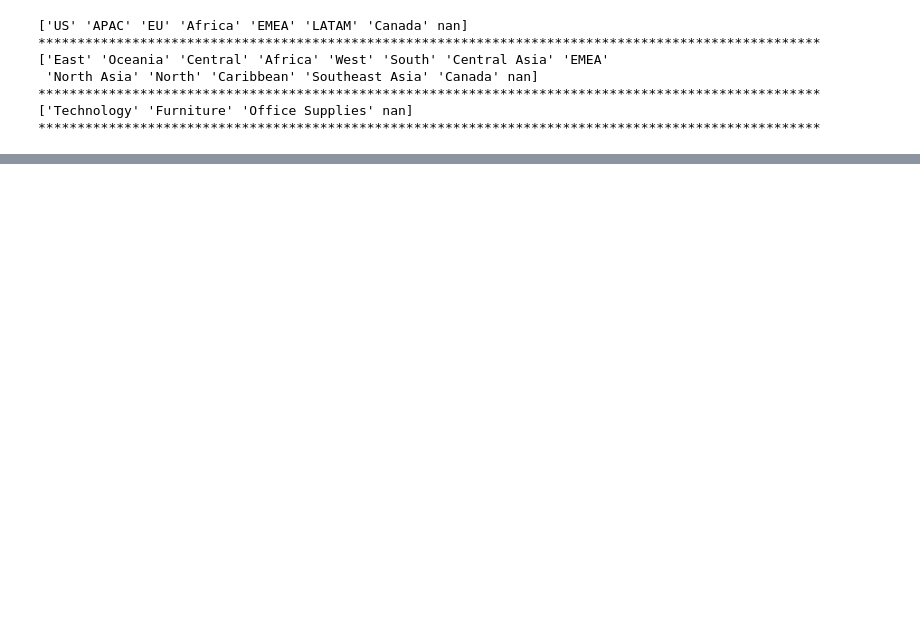
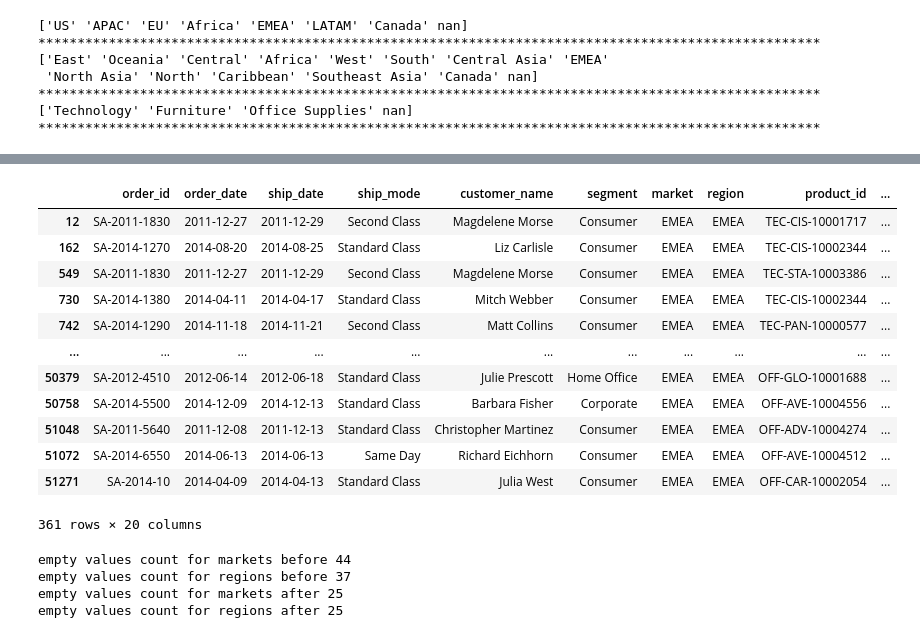
Before and after one commit to khubim/M.Sc_Group_Project, a Jupyter notebook: Superstore_analysis.ipynb, the cells around one changed output, grey strips where cells are left out. Saved outputs shown, nothing was run; the diff lists cells and outputs as text; code cells hidden in the pictures; blank space fills up the shorter version.

```diff
--- a/Superstore_analysis.ipynb
+++ b/Superstore_analysis.ipynb
@@ -142,0 +239,29 @@ print(100*"*")
+# %%
+# checking for Ar Riyad, Saudi Arabia
+orders_df.loc[orders_df['country'] == 'Saudi Arabia']
+# %% [output]
+|  | order_id | order_date | ship_date | ship_mode | customer_name | segment | market | region | product_id | ... |
+| 12 | SA-2011-1830 | 2011-12-27 | 2011-12-29 | Second Class | Magdelene Morse | Consumer | EMEA | EMEA | TEC-CIS-10001717 | ... |
+| 162 | SA-2014-1270 | 2014-08-20 | 2014-08-25 | Standard Class | Liz Carlisle | Consumer | EMEA | EMEA | TEC-CIS-10002344 | ... |
+| 549 | SA-2011-1830 | 2011-12-27 | 2011-12-29 | Second Class | Magdelene Morse | Consumer | EMEA | EMEA | TEC-STA-10003386 | ... |
+| 730 | SA-2014-1380 | 2014-04-11 | 2014-04-17 | Standard Class | Mitch Webber | Consumer | EMEA | EMEA | TEC-CIS-10002344 | ... |
+| 742 | SA-2014-1290 | 2014-11-18 | 2014-11-21 | Second Class | Matt Collins | Consumer | EMEA | EMEA | TEC-PAN-10000577 | ... |
+| ... | ... | ... | ... | ... | ... | ... | ... | ... | ... | ... |
+| 50379 | SA-2012-4510 | 2012-06-14 | 2012-06-18 | Standard Class | Julie Prescott | Home Office | EMEA | EMEA | OFF-GLO-10001688 | ... |
+| 50758 | SA-2014-5500 | 2014-12-09 | 2014-12-13 | Standard Class | Barbara Fisher | Corporate | EMEA | EMEA | OFF-AVE-10004556 | ... |
+| 51048 | SA-2011-5640 | 2011-12-08 | 2011-12-13 | Standard Class | Christopher Martinez | Consumer | EMEA | EMEA | OFF-ADV-10004274 | ... |
+| 51072 | SA-2014-6550 | 2014-06-13 | 2014-06-13 | Same Day | Richard Eichhorn | Consumer | EMEA | EMEA | OFF-AVE-10004512 | ... |
+| 51271 | SA-2014-10 | 2014-04-09 | 2014-04-13 | Standard Class | Julia West | Consumer | EMEA | EMEA | OFF-CAR-10002054 | ... |
+361 rows × 20 columns
+# %%
+print("empty values count for markets before", orders_df['market'].isnull().sum())
+print("empty values count for regions before", orders_df['region'].isnull().sum())
+orders_df.loc[(pd.isnull(orders_df.market)) & (orders_df['country'] == 'Saudi Arabia'), 'market'] = 'EMEA'
+orders_df.loc[(pd.isnull(orders_df.region)) & (orders_df['country'] == 'Saudi Arabia'), 'region'] = 'EMEA'
+print("empty values count for markets after", orders_df['market'].isnull().sum())
+print("empty values count for regions after", orders_df['region'].isnull().sum())
+# %% [output]
+empty values count for markets before 44
+empty values count for regions before 37
+empty values count for markets after 25
+empty values count for regions after 25
```
Also changed, not shown: parts of 20 cells of this notebook.
